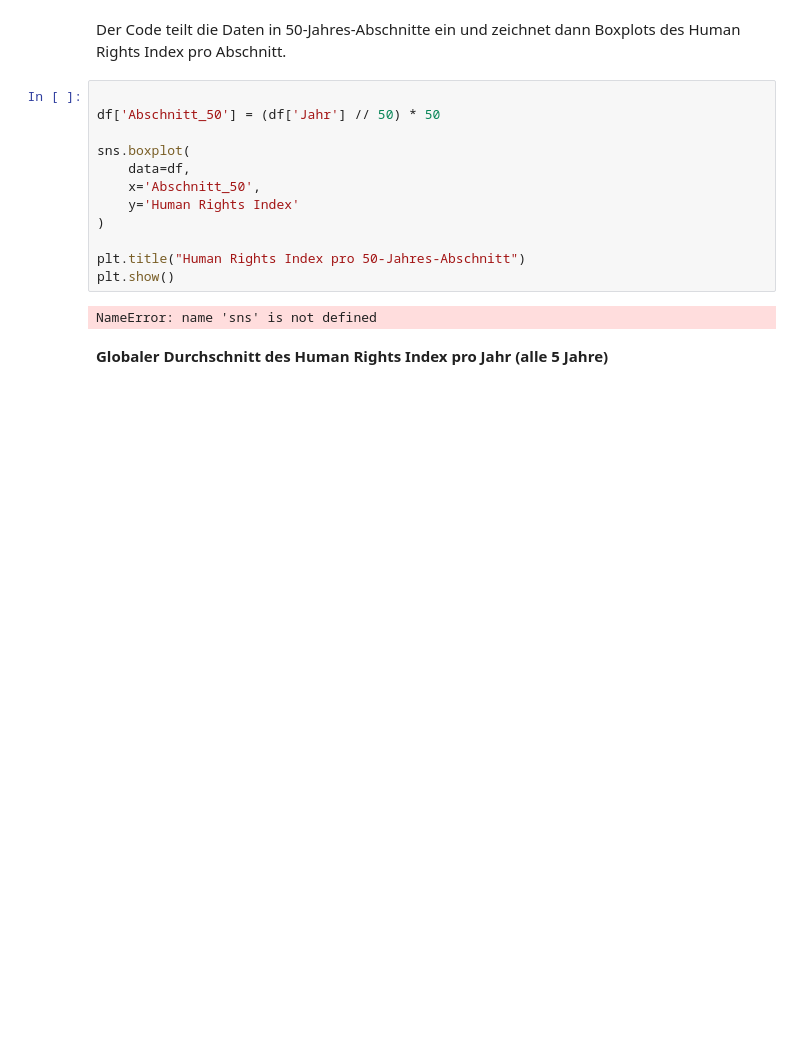
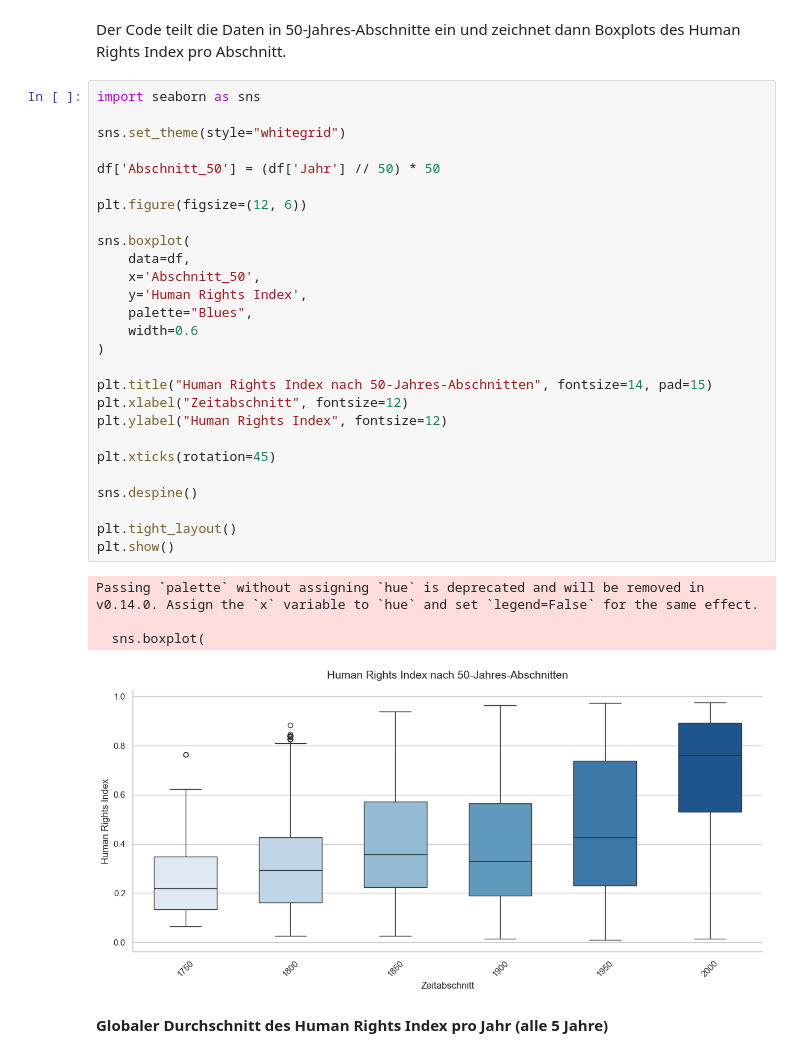
Before and after one commit to haschdav/LN-Python, a Jupyter notebook: LN_Python.ipynb, the cells around one changed output. Cells and saved outputs as stored; diff of their text form; blank space fills up the shorter version.

```diff
--- a/LN_Python.ipynb
+++ b/LN_Python.ipynb
@@ -234,20 +234,38 @@ Median Human Rights Index: 0.385
 **Boxplot pro 50-Jahres-Abschnitt**
 # %% [markdown]
 Der Code teilt die Daten in 50‑Jahres‑Abschnitte ein und zeichnet dann Boxplots des Human Rights Index pro Abschnitt.
-# %%
-
-df['Abschnitt_50'] = (df['Jahr'] // 50) * 50
-
-sns.boxplot(
-    data=df,
-    x='Abschnitt_50',
-    y='Human Rights Index'
-)
-
-plt.title("Human Rights Index pro 50-Jahres-Abschnitt")
-plt.show()
-# %% [output]
-NameError: name 'sns' is not defined
+# %%
+import seaborn as sns
+
+sns.set_theme(style="whitegrid")
+
+df['Abschnitt_50'] = (df['Jahr'] // 50) * 50
+
+plt.figure(figsize=(12, 6))
+
+sns.boxplot(
+    data=df,
+    x='Abschnitt_50',
+    y='Human Rights Index',
+    palette="Blues",
+    width=0.6
+)
+
+plt.title("Human Rights Index nach 50-Jahres-Abschnitten", fontsize=14, pad=15)
+plt.xlabel("Zeitabschnitt", fontsize=12)
+plt.ylabel("Human Rights Index", fontsize=12)
+
+plt.xticks(rotation=45)
+
+sns.despine()
+
+plt.tight_layout()
+plt.show()
+# %% [output]
+Passing `palette` without assigning `hue` is deprecated and will be removed in v0.14.0. Assign the `x` variable to `hue` and set `legend=False` for the same effect.
+
+  sns.boxplot(
+[figure, added]
 # %% [markdown]
 **Globaler Durchschnitt des Human Rights Index pro Jahr (alle 5 Jahre)**
 # %% [markdown]
```
Also changed, not shown: parts of 5 cells of this notebook.
